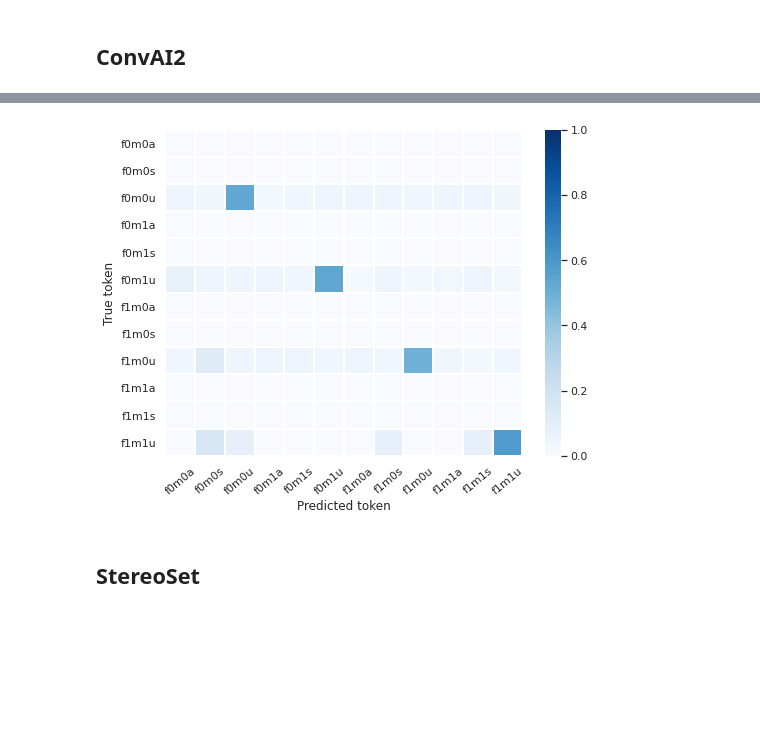
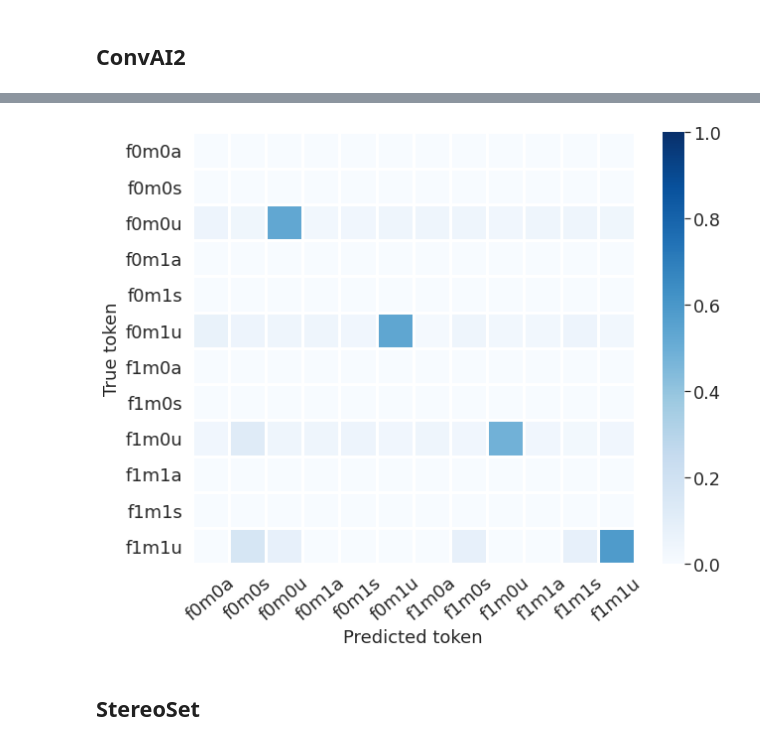
Before and after one commit to gabrielle-lau/Mitigating-Gender-Bias-in-Dialogue-Generation, a Jupyter notebook: figures/seaborn_plots.ipynb, the cells around one changed output, grey strips where cells are left out. Cells and saved outputs as stored; diff of their text form; code cells hidden in the pictures; blank space fills up the shorter version.

```diff
--- a/figures/seaborn_plots.ipynb
+++ b/figures/seaborn_plots.ipynb
@@ -8,18 +9,11 @@ from matplotlib.patches import ConnectionPatch
 # %%
-# set figure dimensions
-sns.set(rc={'figure.figsize':(12,6)})
+# overall style
 # set background color
 sns.set_style("whitegrid")
 # set color palette
 color="deep"
 sns.set_palette(color)
-# diverging color palette
-# color="icefire"
-# sns.color_palette(color, as_cmap=True)
 sns.color_palette(color)
-
-# reset to default matplotlib style
-# plt.style.use('default')
 # %% [output]
 [(0.2980392156862745, 0.4470588235294118, 0.6901960784313725),
  (0.8666666666666667, 0.5176470588235295, 0.3215686274509804),
@@ -101,0 +35,11 @@ plt.show()
+# %%
+# font size
+plt.rc('font', **{'size': 23})
+# line thickness
+thickness=3
+# smoothing
+window_size = 41
+order = 3
+# dimensions
+w=8
+h=6
@@ -254,3 +494,11 @@ plt.show()
+# %%
+# Figure dimensions for GBS-Ctrl
+w=10
+h=8
+# Font size
+size=18
+# Font scale (legend)
+scale=1.6
 # %% [markdown]
 # GBS-Ctrl random incorrect token
 # %% [markdown]
@@ -275,16 +523,21 @@ df
 | f1m1s | 0.000000 | 0.000000 | 0.000000 | 0.000000 | 0.000000 | 0.000000 | 0.000000 | 0.000000 | 0.000000 | 0.000000 | 0.000000 | ... |
 | f1m1u | 0.000000 | 0.166667 | 0.083333 | 0.000000 | 0.000000 | 0.000000 | 0.000000 | 0.083333 | 0.000000 | 0.000000 | 0.083333 | ... |
 # %%
-f, ax = plt.subplots(figsize=(8, 6))
-sns.heatmap(df, vmax=1, cmap='Blues', linewidths=2, linecolor='white')
-plt.xlabel("Predicted token")
-plt.ylabel("True token")
+f, ax = plt.subplots(figsize=(w, h))
+
+sns.set(font_scale=scale)
+sns.heatmap(df, vmax=1, cmap='Blues', linewidths=3, linecolor='white')
+
+plt.xlabel("Predicted token", fontsize=size)
+plt.ylabel("True token", fontsize=size)
+plt.tick_params(labelsize=size)
 plt.xticks(rotation=40)
+
 plt.savefig('seaborn_plots/GBS-Ctrl-random-convai2', dpi=500, facecolor='w', edgecolor='w',
         orientation='landscape', format=None, pad_inches=0,
         transparent=False, bbox_inches='tight')
 # %% [output]
-[figure, old version]
+[figure, new version]
 # %% [markdown]
 ## StereoSet
 # %%
```
Also changed, not shown: parts of 55 cells of this notebook.
